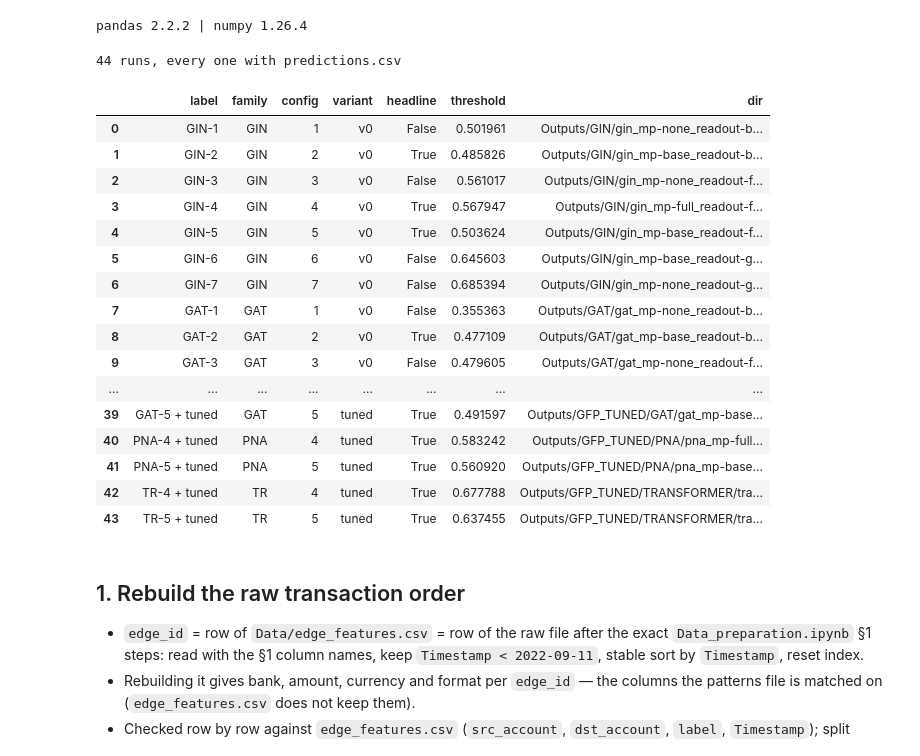
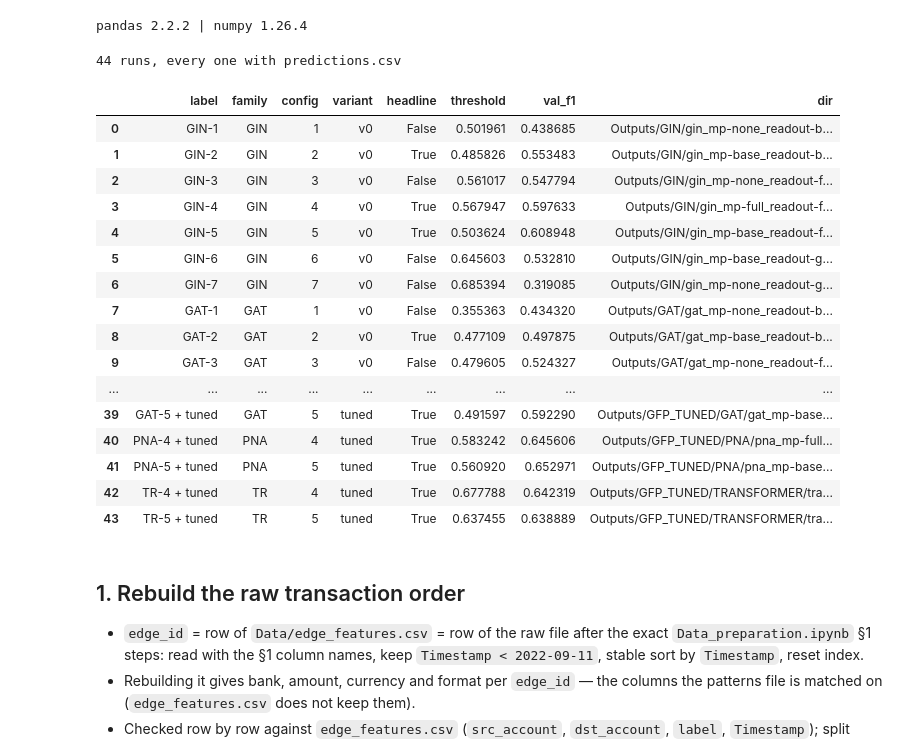
Before and after one commit to sandrokhizanishvili/gnn_for_fraudulent_patterns, a Jupyter notebook: Typology_analysis.ipynb, the cells around one changed output. Saved outputs shown, nothing was run; the diff lists cells and outputs as text; code cells hidden in the pictures.

```diff
--- a/Typology_analysis.ipynb
+++ b/Typology_analysis.ipynb
@@ -48,52 +51,53 @@ pandas 2.2.2 | numpy 1.26.4
 def run_label(result):
     '''(family, config, variant, label) of one results.json, e.g. ("GAT", 4, "rwpe16", "GAT-4 + RWPE").'''
     family = FAMILY[result['operator']]
     config = CONFIG_NO[(result['mp'], result['readout'])]
     variant, suffix = 'v0', ''
     if result.get('node_enc', 'none') != 'none':
         variant, suffix = result['node_enc'], ' + RWPE'
     if result.get('gfp_variant', 'v0') != 'v0':
         variant, suffix = result['gfp_variant'], ' + tuned'
     return family, config, variant, f'{family}-{config}{suffix}'
 
 
 rows = []
 for path in sorted(glob.glob('Outputs/**/results.json', recursive=True)):
     result = json.load(open(path))
     family, config, variant, label = run_label(result)
     rows.append({'label': label, 'family': family, 'config': config, 'variant': variant,
                  'headline': config in HEADLINE, 'run': result['run'],
-                 'dir': os.path.dirname(path).replace(os.sep, '/'), 'threshold': result['threshold']})
+                 'dir': os.path.dirname(path).replace(os.sep, '/'), 'threshold': result['threshold'],
+                 'val_f1': result['val_f1']})
 runs = pd.DataFrame(rows)
 runs['family'] = pd.Categorical(runs['family'], FAMILY_ORDER)
 runs['variant'] = pd.Categorical(runs['variant'], VARIANT_ORDER)
 runs = runs.sort_values(['variant', 'family', 'config']).reset_index(drop=True)
 
 assert len(runs) == 44, len(runs)
 assert runs['label'].is_unique
 assert runs['variant'].value_counts().to_dict() == {'v0': 28, 'rwpe16': 8, 'tuned': 8}
 assert all(os.path.exists(f'{d}/predictions.csv') for d in runs['dir'])
 print(f'{len(runs)} runs, every one with predictions.csv')
-display(runs[['label', 'family', 'config', 'variant', 'headline', 'threshold', 'dir']])
+display(runs[['label', 'family', 'config', 'variant', 'headline', 'threshold', 'val_f1', 'dir']])
 # %% [output]
 44 runs, every one with predictions.csv
-|  | label | family | config | variant | headline | threshold | dir |
-| 0 | GIN-1 | GIN | 1 | v0 | False | 0.501961 | Outputs/GIN/gin_mp-none_readout-b... |
-| 1 | GIN-2 | GIN | 2 | v0 | True | 0.485826 | Outputs/GIN/gin_mp-base_readout-b... |
-| 2 | GIN-3 | GIN | 3 | v0 | False | 0.561017 | Outputs/GIN/gin_mp-none_readout-f... |
-| 3 | GIN-4 | GIN | 4 | v0 | True | 0.567947 | Outputs/GIN/gin_mp-full_readout-f... |
-| 4 | GIN-5 | GIN | 5 | v0 | True | 0.503624 | Outputs/GIN/gin_mp-base_readout-f... |
-| 5 | GIN-6 | GIN | 6 | v0 | False | 0.645603 | Outputs/GIN/gin_mp-base_readout-g... |
-| 6 | GIN-7 | GIN | 7 | v0 | False | 0.685394 | Outputs/GIN/gin_mp-none_readout-g... |
-| 7 | GAT-1 | GAT | 1 | v0 | False | 0.355363 | Outputs/GAT/gat_mp-none_readout-b... |
-| 8 | GAT-2 | GAT | 2 | v0 | True | 0.477109 | Outputs/GAT/gat_mp-base_readout-b... |
-| 9 | GAT-3 | GAT | 3 | v0 | False | 0.479605 | Outputs/GAT/gat_mp-none_readout-f... |
-| ... | ... | ... | ... | ... | ... | ... | ... |
-| 39 | GAT-5 + tuned | GAT | 5 | tuned | True | 0.491597 | Outputs/GFP_TUNED/GAT/gat_mp-base... |
-| 40 | PNA-4 + tuned | PNA | 4 | tuned | True | 0.583242 | Outputs/GFP_TUNED/PNA/pna_mp-full... |
-| 41 | PNA-5 + tuned | PNA | 5 | tuned | True | 0.560920 | Outputs/GFP_TUNED/PNA/pna_mp-base... |
-| 42 | TR-4 + tuned | TR | 4 | tuned | True | 0.677788 | Outputs/GFP_TUNED/TRANSFORMER/tra... |
-| 43 | TR-5 + tuned | TR | 5 | tuned | True | 0.637455 | Outputs/GFP_TUNED/TRANSFORMER/tra... |
+|  | label | family | config | variant | headline | threshold | val_f1 | dir |
+| 0 | GIN-1 | GIN | 1 | v0 | False | 0.501961 | 0.438685 | Outputs/GIN/gin_mp-none_readout-b... |
+| 1 | GIN-2 | GIN | 2 | v0 | True | 0.485826 | 0.553483 | Outputs/GIN/gin_mp-base_readout-b... |
+| 2 | GIN-3 | GIN | 3 | v0 | False | 0.561017 | 0.547794 | Outputs/GIN/gin_mp-none_readout-f... |
+| 3 | GIN-4 | GIN | 4 | v0 | True | 0.567947 | 0.597633 | Outputs/GIN/gin_mp-full_readout-f... |
+| 4 | GIN-5 | GIN | 5 | v0 | True | 0.503624 | 0.608948 | Outputs/GIN/gin_mp-base_readout-f... |
+| 5 | GIN-6 | GIN | 6 | v0 | False | 0.645603 | 0.532810 | Outputs/GIN/gin_mp-base_readout-g... |
+| 6 | GIN-7 | GIN | 7 | v0 | False | 0.685394 | 0.319085 | Outputs/GIN/gin_mp-none_readout-g... |
+| 7 | GAT-1 | GAT | 1 | v0 | False | 0.355363 | 0.434320 | Outputs/GAT/gat_mp-none_readout-b... |
+| 8 | GAT-2 | GAT | 2 | v0 | True | 0.477109 | 0.497875 | Outputs/GAT/gat_mp-base_readout-b... |
+| 9 | GAT-3 | GAT | 3 | v0 | False | 0.479605 | 0.524327 | Outputs/GAT/gat_mp-none_readout-f... |
+| ... | ... | ... | ... | ... | ... | ... | ... | ... |
+| 39 | GAT-5 + tuned | GAT | 5 | tuned | True | 0.491597 | 0.592290 | Outputs/GFP_TUNED/GAT/gat_mp-base... |
+| 40 | PNA-4 + tuned | PNA | 4 | tuned | True | 0.583242 | 0.645606 | Outputs/GFP_TUNED/PNA/pna_mp-full... |
+| 41 | PNA-5 + tuned | PNA | 5 | tuned | True | 0.560920 | 0.652971 | Outputs/GFP_TUNED/PNA/pna_mp-base... |
+| 42 | TR-4 + tuned | TR | 4 | tuned | True | 0.677788 | 0.642319 | Outputs/GFP_TUNED/TRANSFORMER/tra... |
+| 43 | TR-5 + tuned | TR | 5 | tuned | True | 0.637455 | 0.638889 | Outputs/GFP_TUNED/TRANSFORMER/tra... |
 # %% [markdown]
 ## 1. Rebuild the raw transaction order
 
```
Also changed, not shown: parts of 31 cells of this notebook, 12 other files.
